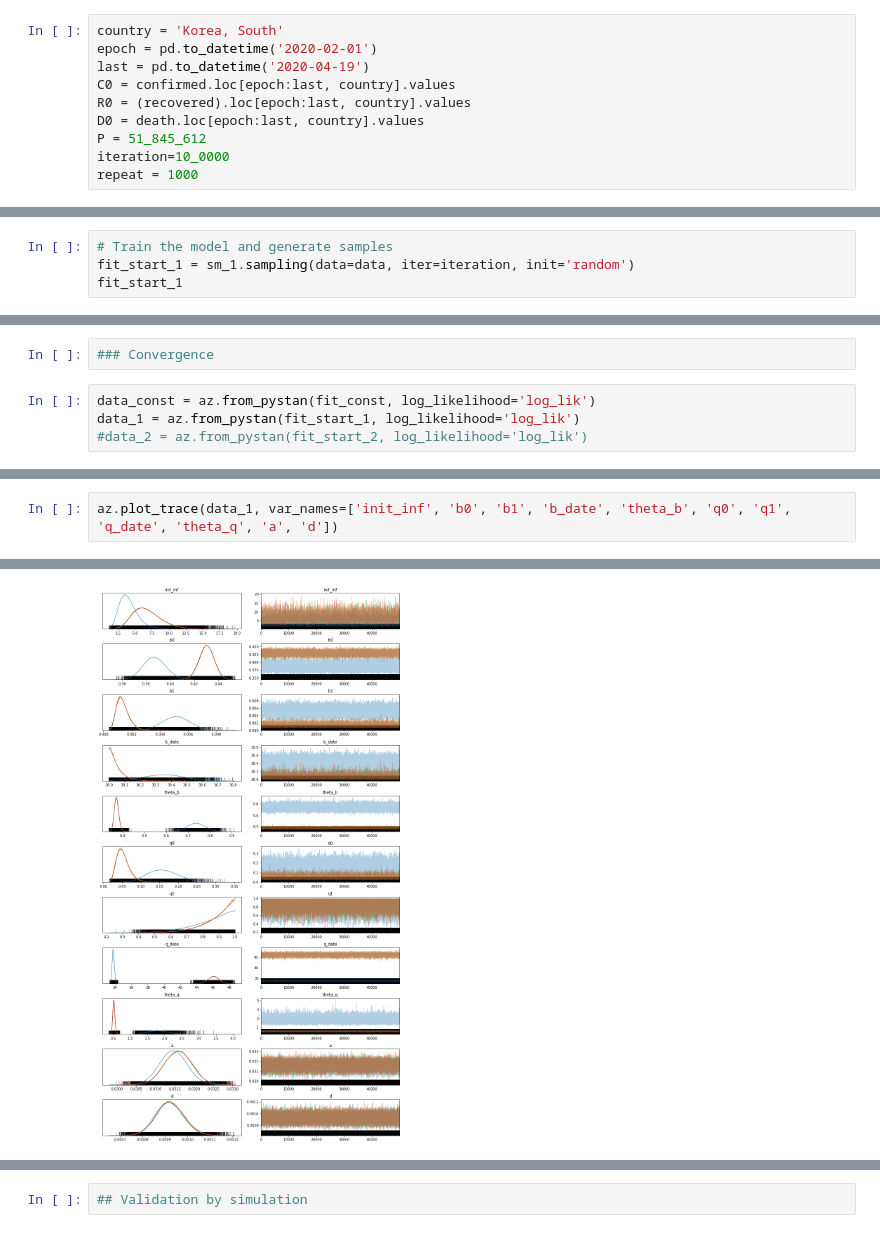
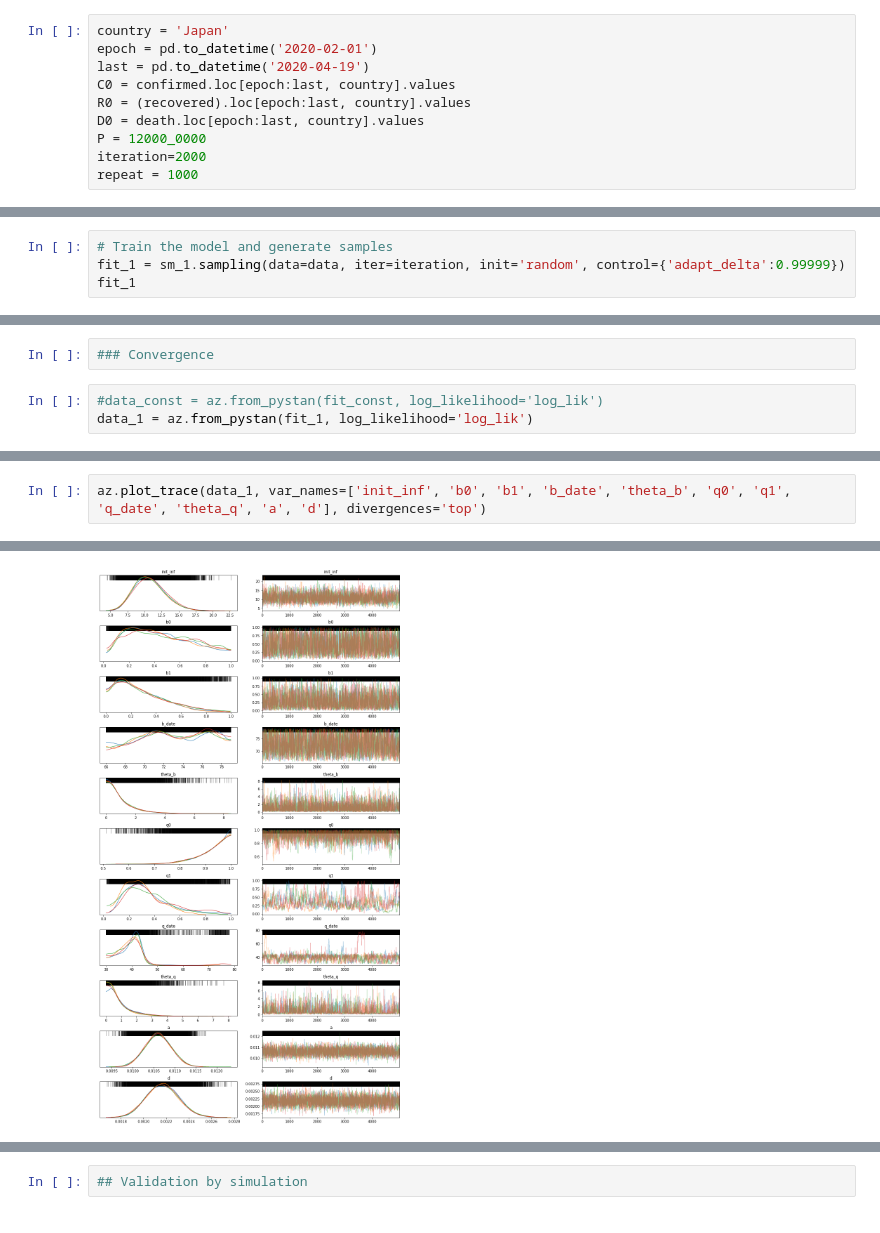
Before and after one commit to yoriyuki/BayesianCOVID19, a Jupyter notebook: notebook/BayesianCOVID19.ipynb, the cells around one changed output, grey strips where cells are left out. Saved outputs shown, nothing was run; the diff lists cells and outputs as text.

Commit message:
large divergence

```diff
--- a/notebook/BayesianCOVID19.ipynb
+++ b/notebook/BayesianCOVID19.ipynb
@@ -37,14 +37,14 @@ death = df.cummax()
 # %%
 ### Data Preparation ###
 # %%
-country = 'Korea, South'
+country = 'Japan'
 epoch = pd.to_datetime('2020-02-01')
 last = pd.to_datetime('2020-04-19')
 C0 = confirmed.loc[epoch:last, country].values
 R0 = (recovered).loc[epoch:last, country].values
 D0 = death.loc[epoch:last, country].values
-P = 51_845_612
-iteration=10_0000
+P = 12000_0000
+iteration=2000
 repeat = 1000
 # %%
 data = {'T': C0.shape[0], 'T0': C0.shape[0], 'P': P, 'C0': C0, 'R0': R0, 'D0':D0}
@@ -63,7 +61,7 @@ INFO:pystan:COMPILING THE C++ CODE FOR MODEL anon_model_49e51ece6765632a372cdde7
 # %%
 # Train the model and generate samples
-fit_start_1 = sm_1.sampling(data=data, iter=iteration, init='random')
-fit_start_1
+fit_1 = sm_1.sampling(data=data, iter=iteration, init='random', control={'adapt_delta':0.99999})
+fit_1
 # %% [output]
 WARNING:pystan:n_eff / iter below 0.001 indicates that the effective sample size has likely been overestimated
 WARNING:pystan:Rhat above 1.1 or below 0.9 indicates that the chains very likely have not mixed
@@ -175,9 +167,8 @@ fit_const = data_dict['fit']
 # %%
 ### Convergence
 # %%
-data_const = az.from_pystan(fit_const, log_likelihood='log_lik')
-data_1 = az.from_pystan(fit_start_1, log_likelihood='log_lik')
-#data_2 = az.from_pystan(fit_start_2, log_likelihood='log_lik')
+#data_const = az.from_pystan(fit_const, log_likelihood='log_lik')
+data_1 = az.from_pystan(fit_1, log_likelihood='log_lik')
 # %%
 az.plot_trace(data_const, var_names=['init_inf', 'b', 'a', 'd', 'q'])
 # %% [output]
@@ -196,21 +187,21 @@ array([[<matplotlib.axes._subplots.AxesSubplot object at 0x...>,
 # %%
-az.plot_trace(data_1, var_names=['init_inf', 'b0', 'b1', 'b_date', 'theta_b', 'q0', 'q1', 'q_date', 'theta_q', 'a', 'd'])
+az.plot_trace(data_1, var_names=['init_inf', 'b0', 'b1', 'b_date', 'theta_b', 'q0', 'q1', 'q_date', 'theta_q', 'a', 'd'], divergences='top')
 # %% [output]
 array([[<matplotlib.axes._subplots.AxesSubplot object at 0x...>,
         <matplotlib.axes._subplots.AxesSubplot object at 0x...>],
        [<matplotlib.axes._subplots.AxesSubplot object at 0x...>,
         <matplotlib.axes._subplots.AxesSubplot object at 0x...>],
        [<matplotlib.axes._subplots.AxesSubplot object at 0x...>,
         <matplotlib.axes._subplots.AxesSubplot object at 0x...>],
        [<matplotlib.axes._subplots.AxesSubplot object at 0x...>,
         <matplotlib.axes._subplots.AxesSubplot object at 0x...>],
        [<matplotlib.axes._subplots.AxesSubplot object at 0x...>,
         <matplotlib.axes._subplots.AxesSubplot object at 0x...>],
        [<matplotlib.axes._subplots.AxesSubplot object at 0x...>,
         <matplotlib.axes._subplots.AxesSubplot object at 0x...>],
 ... (7 lines left out)
         <matplotlib.axes._subplots.AxesSubplot object at 0x...>],
        [<matplotlib.axes._subplots.AxesSubplot object at 0x...>,
         <matplotlib.axes._subplots.AxesSubplot object at 0x...>]],
       dtype=object)
-[figure, old version]
+[figure, new version]
```
Also changed, not shown: parts of 33 cells of this notebook, 1 other file.
